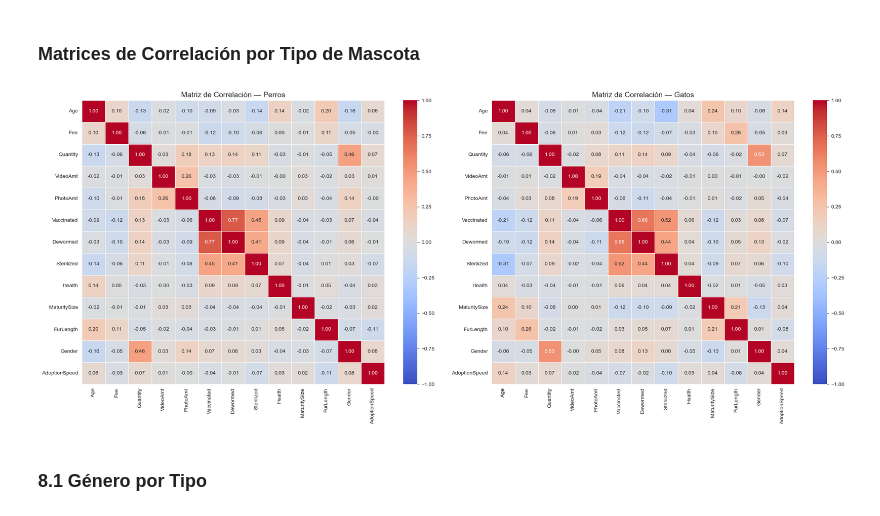
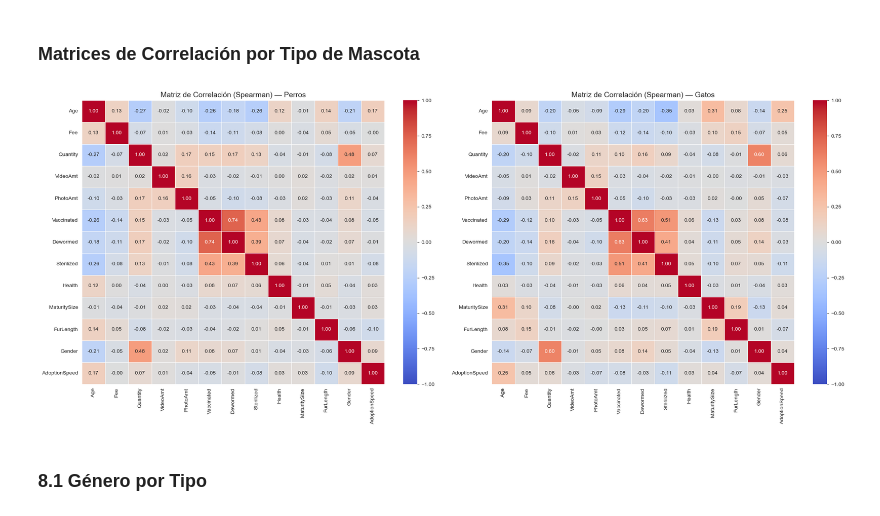
Before and after one commit to tomizurro/UA_MDM_Labo2, a Jupyter notebook: tutoriales/03_EDA_final.ipynb, the cells around one changed output. Cells and saved outputs as stored; diff of their text form; code cells hidden in the pictures.

```diff
--- a/tutoriales/03_EDA_final.ipynb
+++ b/tutoriales/03_EDA_final.ipynb
@@ -409,23 +409,23 @@ En esta sección se analiza cómo se relaciona `AdoptionSpeed` con distintas var
 # %%
 num_cols = ['Age', 'Fee', 'Quantity', 'VideoAmt', 'PhotoAmt',
             'Vaccinated', 'Dewormed', 'Sterilized', 'Health',
             'MaturitySize', 'FurLength', 'Gender', 'AdoptionSpeed']
 
 dogs = train[train['Type_label'] == 'Dog']
 cats = train[train['Type_label'] == 'Cat']
 
 fig, axes = plt.subplots(1, 2, figsize=(22, 9))
 
 for ax, subset, title in zip(axes, [dogs, cats], ['Perros', 'Gatos']):
-    corr = subset[num_cols].corr()
+    corr = subset[num_cols].corr(method='spearman')  # <-- único cambio
     sns.heatmap(corr, annot=True, fmt='.2f', cmap='coolwarm', center=0,
                 linewidths=0.5, ax=ax, vmin=-1, vmax=1)
-    ax.set_title(f'Matriz de Correlación — {title}', fontsize=14)
+    ax.set_title(f'Matriz de Correlación (Spearman) — {title}', fontsize=14)
 
 plt.tight_layout()
 plt.show()
 # %% [output]
-[figure, old version]
+[figure, new version]
 # %% [markdown]
 ### 8.1 Género por Tipo
 # %%
```
Also changed, not shown: parts of 3 cells of this notebook, 4 other files.
